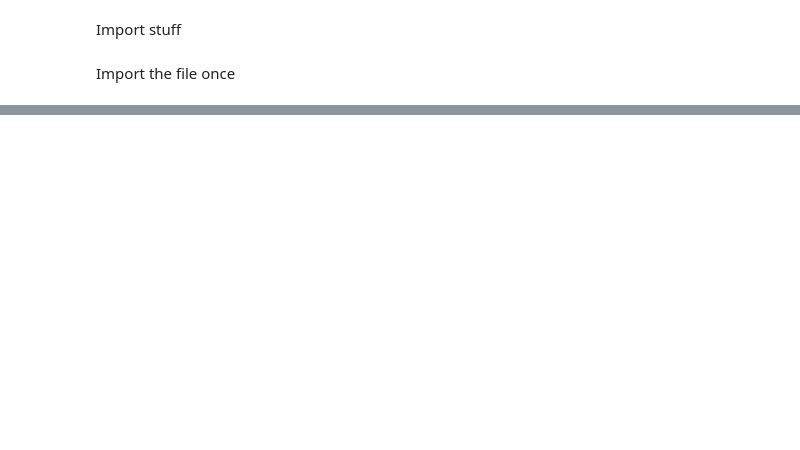
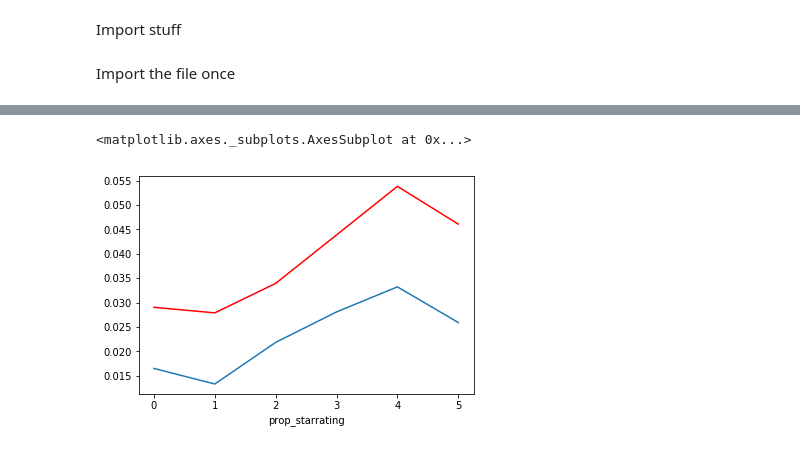
Before and after one commit to ryanb1994/DMT, a Jupyter notebook: Assignment 2/EDA Assignment 2 Jeffrey.ipynb, the cells around one changed output, grey strips where cells are left out. Cells and saved outputs as stored; diff of their text form; code cells hidden in the pictures; blank space fills up the shorter version.

```diff
--- a/Assignment 2/EDA Assignment 2 Jeffrey.ipynb
+++ b/Assignment 2/EDA Assignment 2 Jeffrey.ipynb
@@ -222,0 +511,7 @@ Just a heads-up for logistic regression trained on position (of same training se
+# %%
+df.groupby('prop_starrating')['booking_bool'].mean().plot()
+# Around 4 stars most booked
+df.groupby('prop_starrating')['click_bool'].mean().plot(color='red')
+# %% [output]
+<matplotlib.axes._subplots.AxesSubplot at 0x...>
+[figure, added]
```
Also changed, not shown: parts of 85 cells of this notebook.
